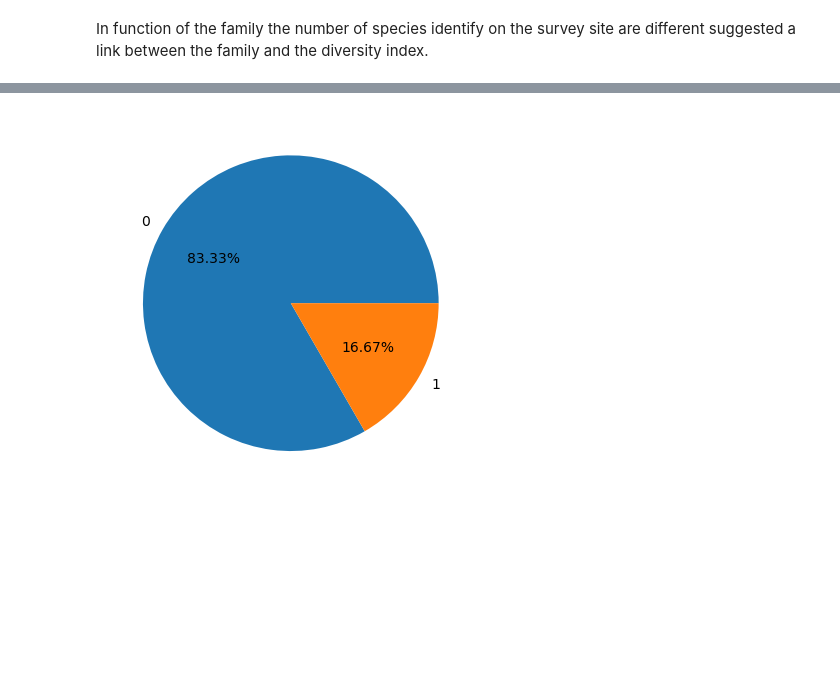
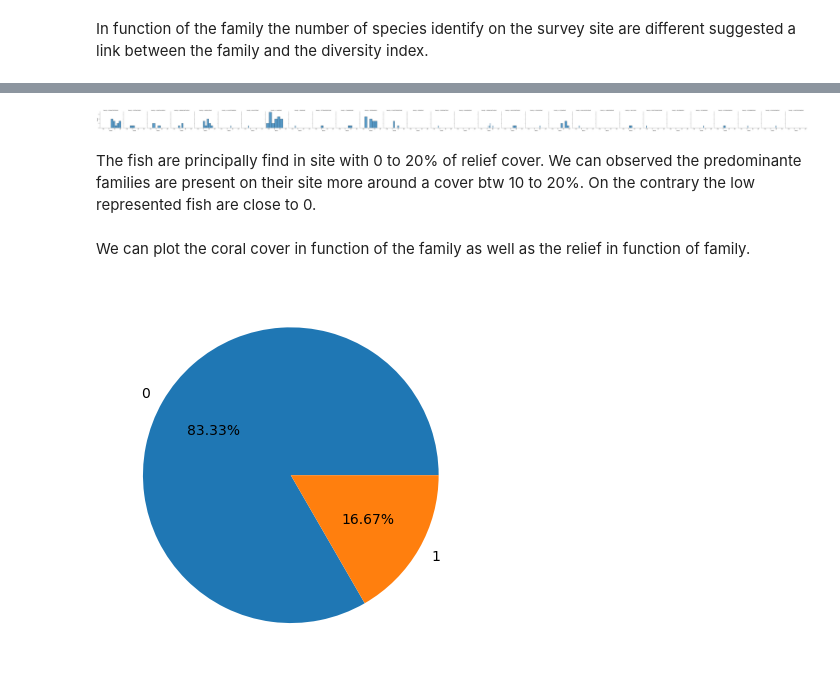
Before and after one commit to susmitha-ann/CoralReefFishSpeciesAssessment, a Jupyter notebook: Exploratory_trait.ipynb, the cells around one changed output, grey strips where cells are left out. Saved outputs shown, nothing was run; the diff lists cells and outputs as text; code cells hidden in the pictures; blank space fills up the shorter version.

```diff
--- a/Exploratory_trait.ipynb
+++ b/Exploratory_trait.ipynb
@@ -221,3 +234,14 @@ In function of the family the number of species identify on the survey site are
+# %%
+g = sns.FacetGrid(data=trait,col="Family")
+g.map(sns.histplot,"Relief")
+plt.tight_layout()
+plt.show()
+# %% [output]
+[figure, added]
+# %% [markdown]
+The fish are principally find in site with 0 to 20% of relief cover. We can observed the predominante families are present on their site more around a cover btw 10 to 20%. On the contrary the low represented fish are close to 0.
+# %% [markdown]
+We can plot the coral cover in function of the family as well as the relief in function of family.
 # %%
 #the repartition of the observation accross the presence_defense feature
 
```
Also changed, not shown: parts of 2 cells of this notebook, 1 other file.
